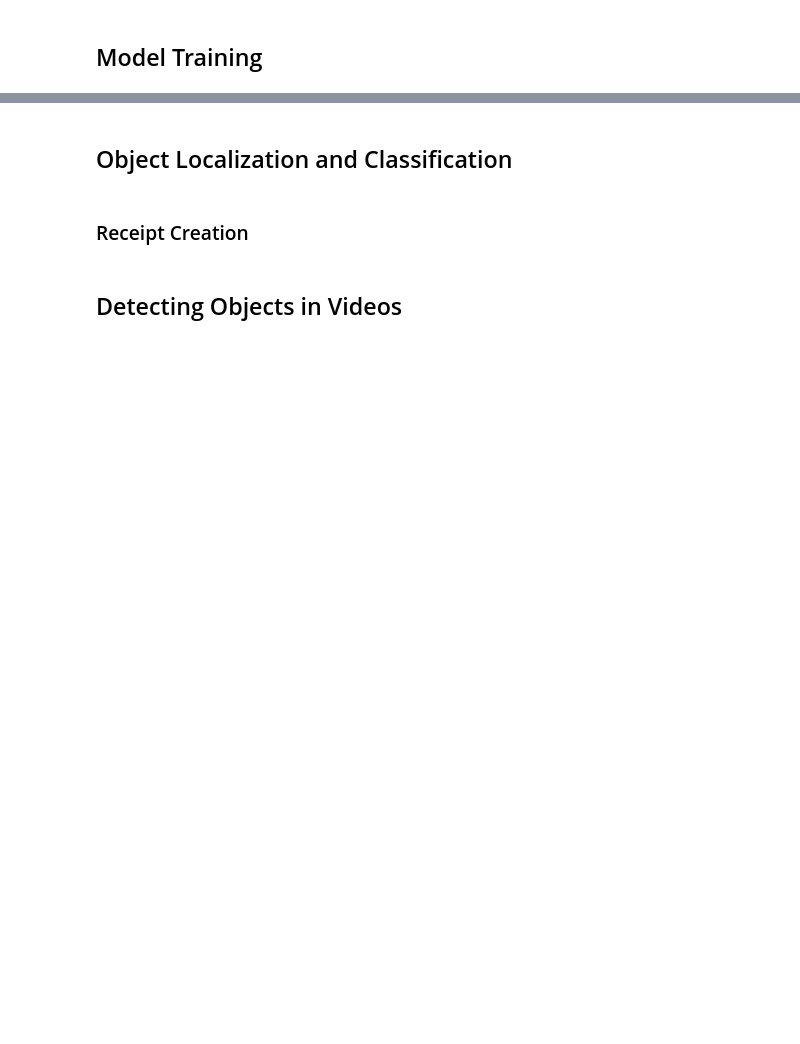
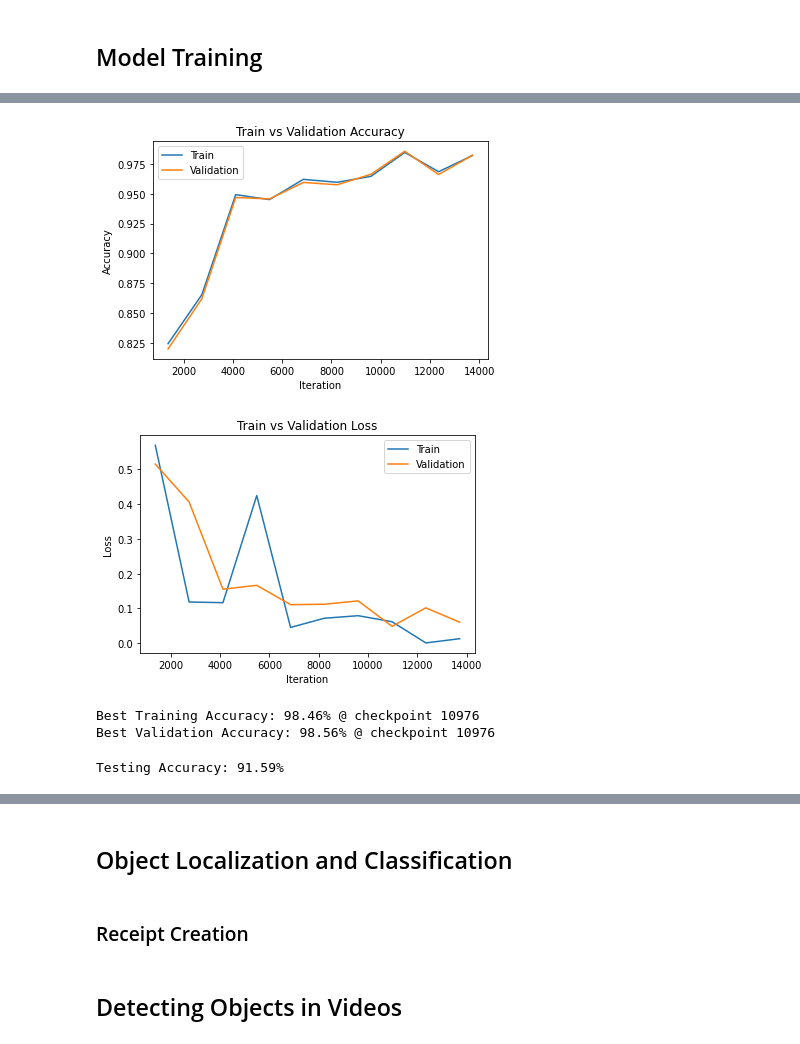
Before and after one commit to MichaelCondo/Team9-APS360-Project, a Jupyter notebook: Demo.ipynb, the cells around one changed output, grey strips where cells are left out. Drawn from its saved outputs; the diff is of its cells as text; code cells hidden in the pictures; blank space fills up the shorter version.

Commit message:
functionality to load and use checkpoint files from shared drive folder

```diff
--- a/Demo.ipynb
+++ b/Demo.ipynb
@@ -153,22 +192,32 @@ def get_data_loaders(batch_size=1, num_workers=1):
     classes = list(sorted(set(CLASS_MAPPING.values())))
 
     # Load datasets
-    train_set = RemappedImageFolder(class_remapping=CLASS_MAPPING,
-            root=f"{DATA_MASTER_PATH}/Training",
-            transform=transforms.Compose(
-                [transforms.RandomApply([transforms.RandomCrop(80), Brightness(), Contrast()], p=0.80),
-                 transforms.Resize((100, 100)),
-                 transforms.ToTensor()]
-            ),
-        )
+    train_set = RemappedImageFolder(
+        class_remapping=CLASS_MAPPING,
+        root=f"{DATA_MASTER_PATH}/Training",
+        transform=transforms.Compose(
+            [
+                transforms.RandomApply(
+                    [
+                        transforms.RandomAffine(0, scale=[0.5, 1.5], fillcolor=(255,255,255)),
+                        RandomBackgroundRecolour(),
+                        transforms.ColorJitter(brightness=(1, 1.1), contrast=(1, 1.5)),
+                    ],
+                    p=0.80,
+                ),
+                transforms.Resize((100, 100)),
+                transforms.ToTensor(),
+            ]
+        ),
+    )
 
-    test_set = RemappedImageFolder(class_remapping=CLASS_MAPPING,
-            root=f"{DATA_MASTER_PATH}/Test",
-            transform=transforms.Compose(
-                [transforms.Resize((100, 100)),
-                 transforms.ToTensor()]
-            ),
-        )
+    test_set = RemappedImageFolder(
+        class_remapping=CLASS_MAPPING,
+        root=f"{DATA_MASTER_PATH}/Test",
+        transform=transforms.Compose(
+            [transforms.Resize((100, 100)), transforms.ToTensor()]
+        ),
+    )
 
     # Split train/validation data with stratification of classes
     train_idx, val_idx = train_test_split(
@@ -436,12 +453,25 @@ plot_training_curve(model_path)
+# %%
+%cd model_checkpoint
+model = CNN(classes)
+model_path = get_model_name(model, 27, 0.001, 13720)
+plot_training_curve(model_path)
+# %% [output]
+[figure, added]
+[figure, added]
+Best Training Accuracy: 98.46% @ checkpoint 10976
+Best Validation Accuracy: 98.56% @ checkpoint 10976
 # %%
+%cd model_checkpoint
 model = CNN(classes)
 
-model.load_state_dict(torch.load(get_model_name(model, 27, 1e-3, 19208)))
+model.load_state_dict(torch.load(get_model_name(model, 27, 0.001, 10976)))
 if torch.cuda.is_available():
     model.cuda()
 
 test_acc = evaluate(model, get_data_loaders(-1)[2])
 print("Testing Accuracy: {:.2f}%".format(test_acc * 100))
+# %% [output]
+Testing Accuracy: 91.59%
 # %%
 print("Test set verification:")
 
```
Also changed, not shown: parts of 14 cells of this notebook.
